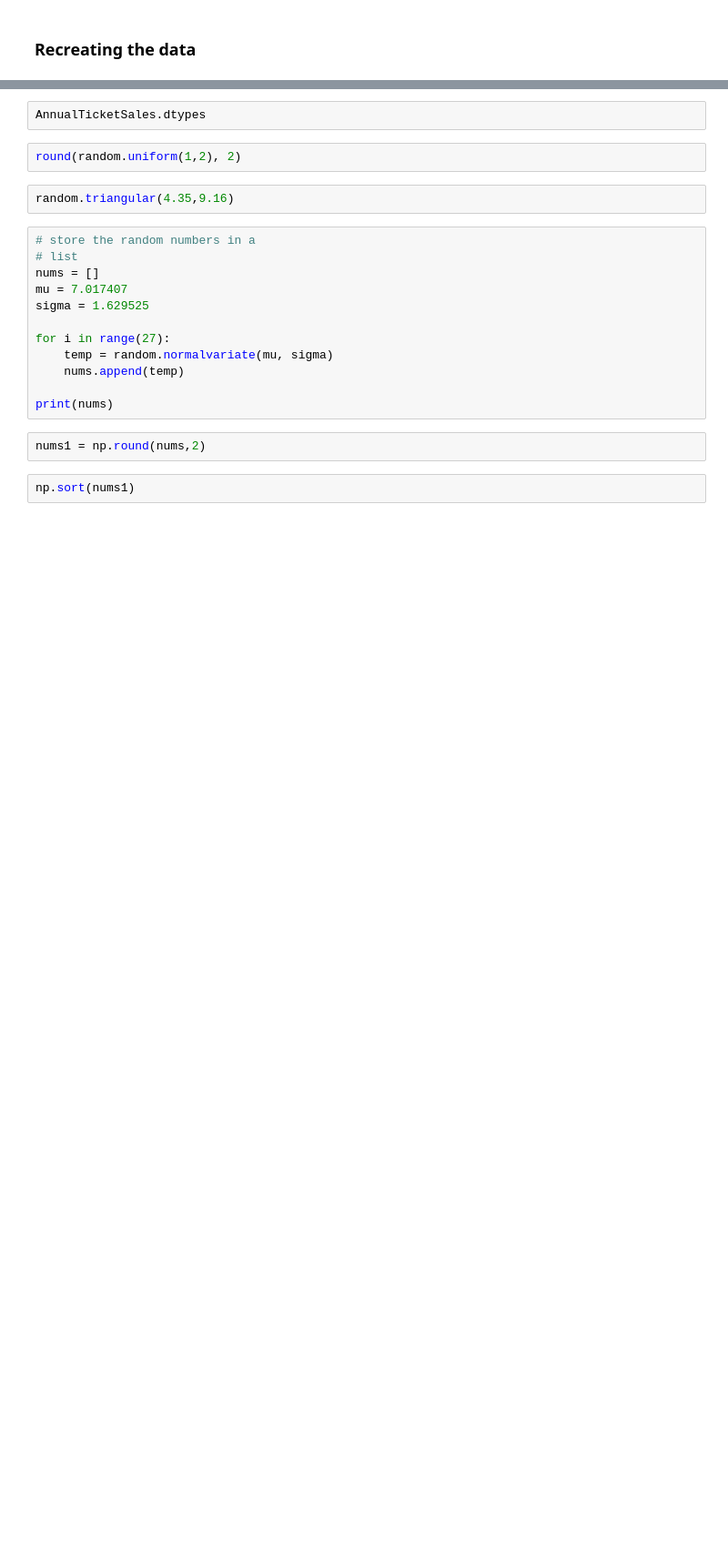
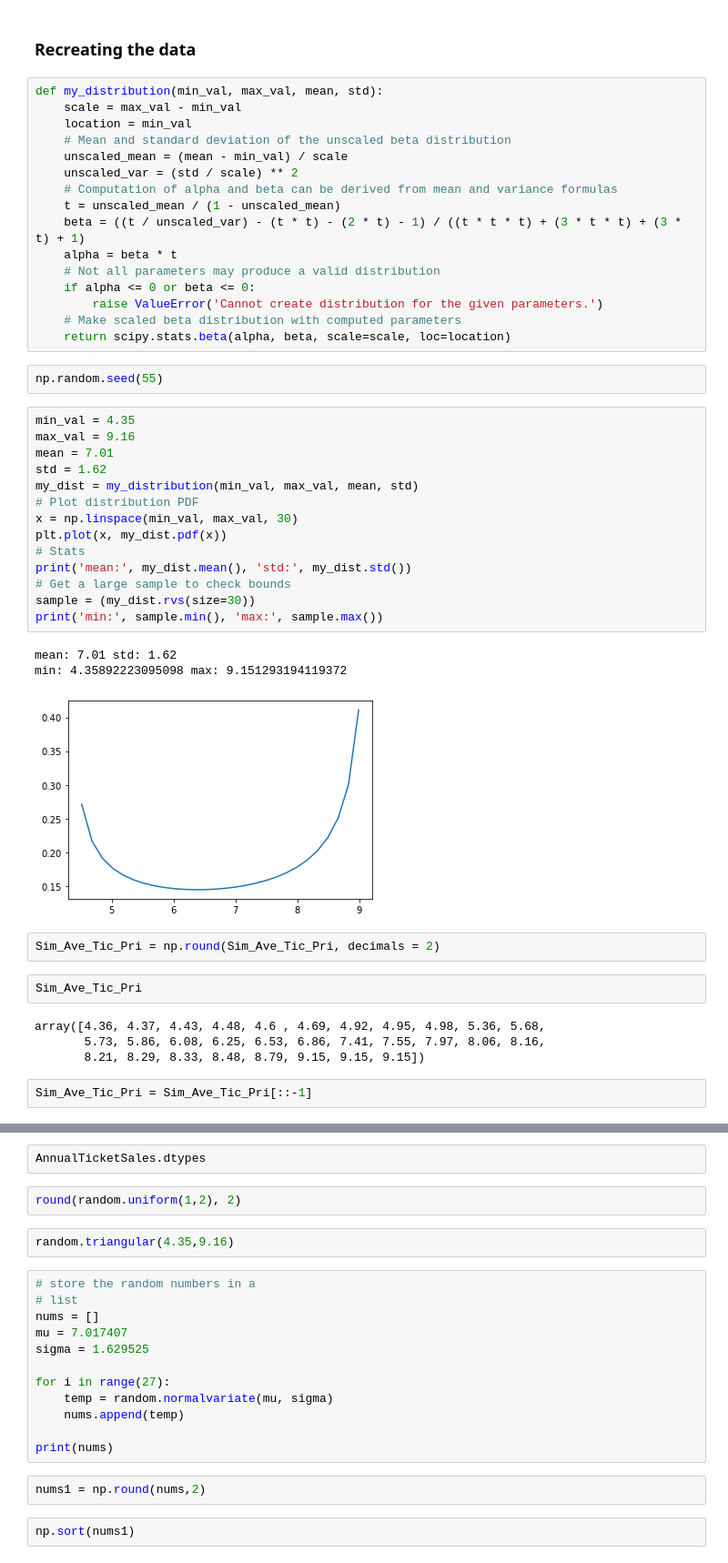
Before and after one commit to Lynch08/Programming_For_Data_Analysis, a Jupyter notebook: ProgDAproject/movie_ticket_sales.ipynb, the cells around one changed output, grey strips where cells are left out. Shown at 91% size. Cells and saved outputs as stored; diff of their text form; blank space fills up the shorter version.

```diff
--- a/ProgDAproject/movie_ticket_sales.ipynb
+++ b/ProgDAproject/movie_ticket_sales.ipynb
@@ -432,2 +561,48 @@ plt.show()
 # %% [markdown]
 ### Recreating the data
+# %%
+def my_distribution(min_val, max_val, mean, std):
+    scale = max_val - min_val
+    location = min_val
+    # Mean and standard deviation of the unscaled beta distribution
+    unscaled_mean = (mean - min_val) / scale
+    unscaled_var = (std / scale) ** 2
+    # Computation of alpha and beta can be derived from mean and variance formulas
+    t = unscaled_mean / (1 - unscaled_mean)
+    beta = ((t / unscaled_var) - (t * t) - (2 * t) - 1) / ((t * t * t) + (3 * t * t) + (3 * t) + 1)
+    alpha = beta * t
+    # Not all parameters may produce a valid distribution
+    if alpha <= 0 or beta <= 0:
+        raise ValueError('Cannot create distribution for the given parameters.')
+    # Make scaled beta distribution with computed parameters
+    return scipy.stats.beta(alpha, beta, scale=scale, loc=location)
+# %%
+np.random.seed(55)
+# %%
+min_val = 4.35
+max_val = 9.16
+mean = 7.01
+std = 1.62
+my_dist = my_distribution(min_val, max_val, mean, std)
+# Plot distribution PDF
+x = np.linspace(min_val, max_val, 30)
+plt.plot(x, my_dist.pdf(x))
+# Stats
+print('mean:', my_dist.mean(), 'std:', my_dist.std())
+# Get a large sample to check bounds
+sample = (my_dist.rvs(size=30))
+print('min:', sample.min(), 'max:', sample.max())
+# %% [output]
+mean: 7.01 std: 1.62
+min: 4.35892223095098 max: 9.151293194119372
+[figure, added]
+# %%
+Sim_Ave_Tic_Pri = np.round(Sim_Ave_Tic_Pri, decimals = 2)
+# %%
+Sim_Ave_Tic_Pri
+# %% [output]
+array([4.36, 4.37, 4.43, 4.48, 4.6 , 4.69, 4.92, 4.95, 4.98, 5.36, 5.68,
+       5.73, 5.86, 6.08, 6.25, 6.53, 6.86, 7.41, 7.55, 7.97, 8.06, 8.16,
+       8.21, 8.29, 8.33, 8.48, 8.79, 9.15, 9.15, 9.15])
+# %%
+Sim_Ave_Tic_Pri = Sim_Ave_Tic_Pri[::-1]
```
Also changed, not shown: parts of 29 cells of this notebook, 1 other file.
